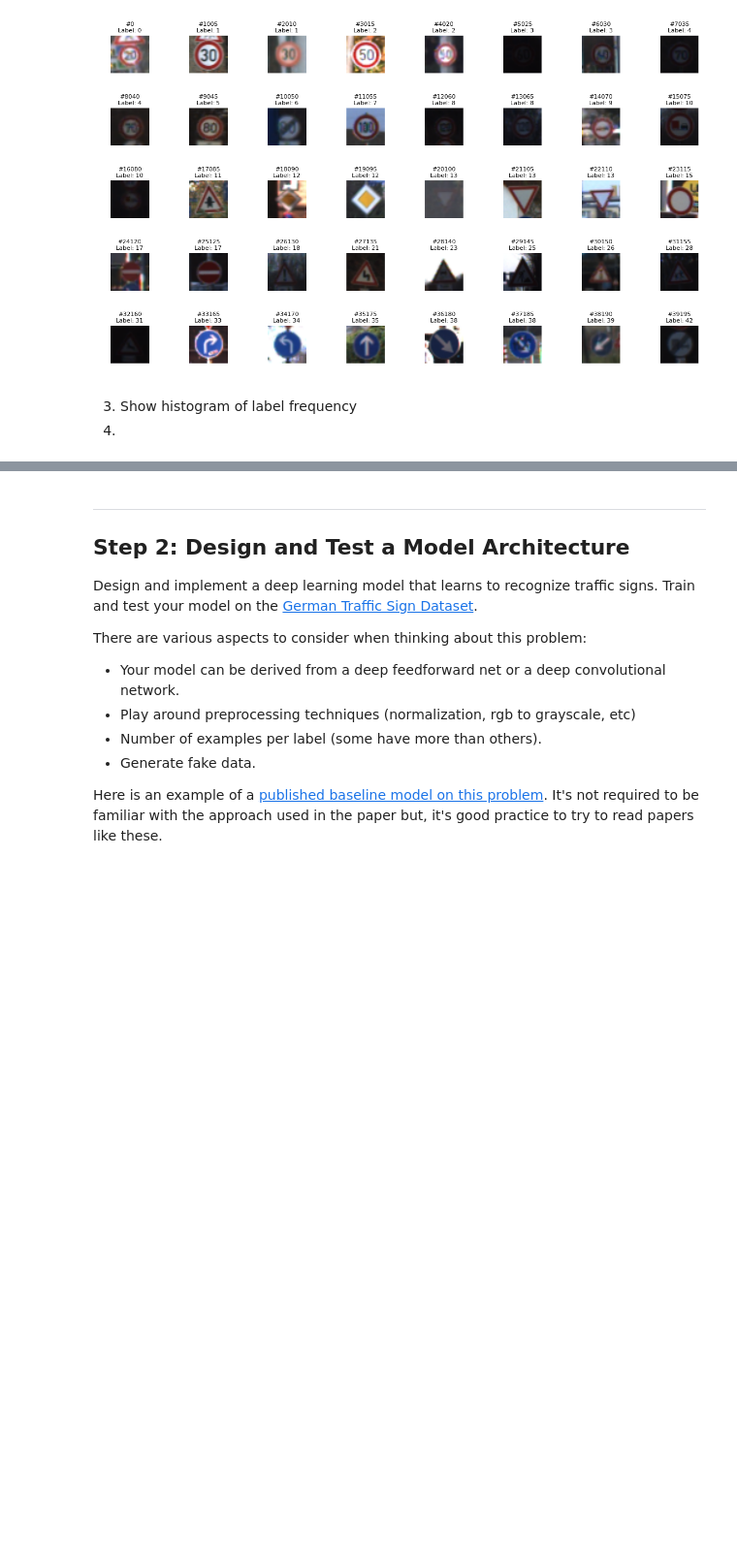
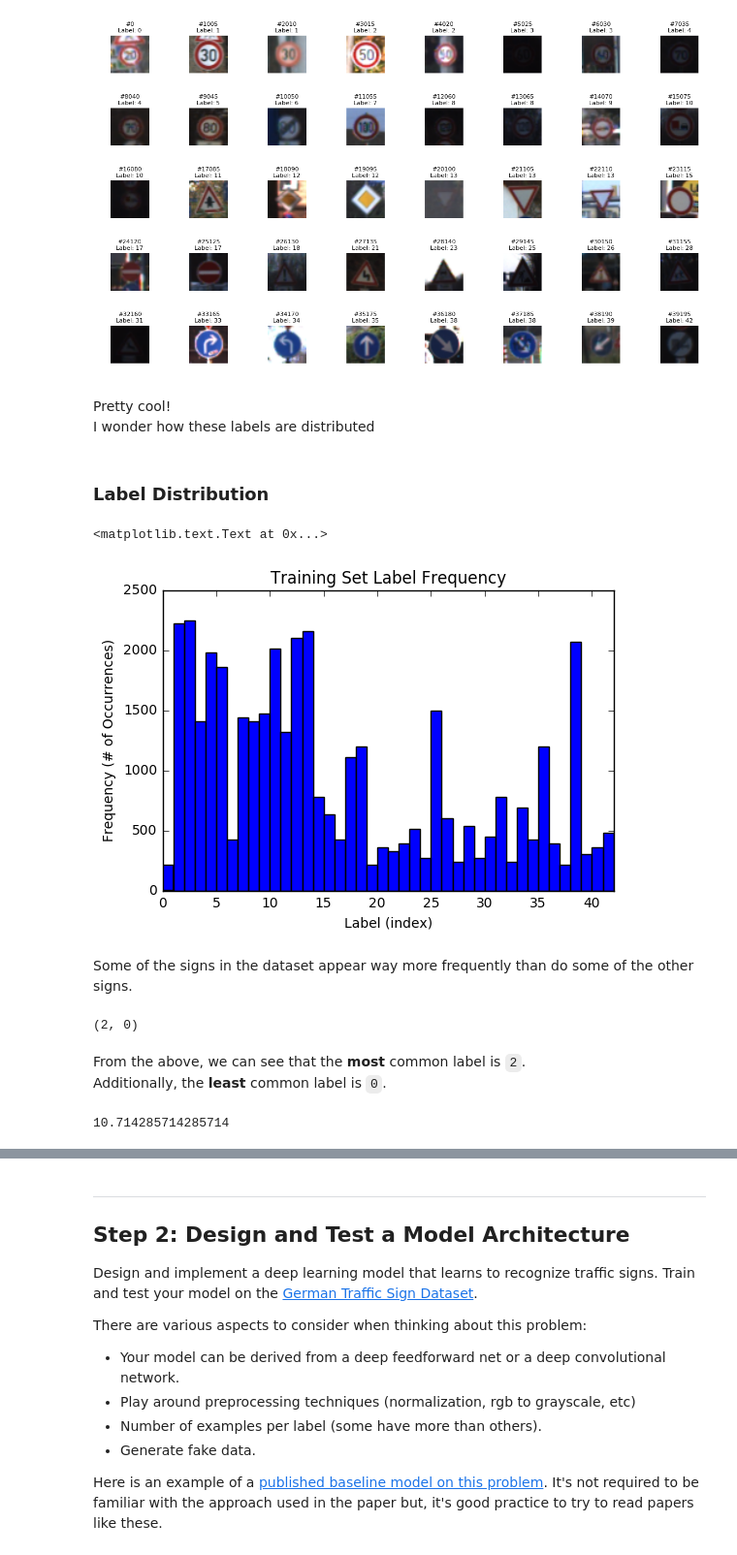
Before and after one commit to mgruben/traffic-signs, a Jupyter notebook: Traffic_Signs_Recognition.ipynb, the cells around one changed output, grey strips where cells are left out. Shown at 97% size. Drawn from its saved outputs; the diff is of its cells as text; code cells hidden in the pictures; blank space fills up the shorter version.

Commit message:
Add histogram and comment about distribution

```diff
--- a/Traffic_Signs_Recognition.ipynb
+++ b/Traffic_Signs_Recognition.ipynb
@@ -85,6 +86,30 @@ plt.tight_layout()
 plt.show()
 # %% [output]
 [figure]
-# %% [markdown]
-3. Show histogram of label frequency
-4.
+# %% [markdown]
+Pretty cool!
+I wonder how these labels are distributed
+# %% [markdown]
+### Label Distribution
+# %%
+n, bins, patches = plt.hist(y_train, bins=42)
+plt.axis([0,42,0,2500])
+plt.title("Training Set Label Frequency")
+plt.ylabel("Frequency (# of Occurrences)")
+plt.xlabel("Label (index)")
+# %% [output]
+<matplotlib.text.Text at 0x...>
+[figure, added]
+# %% [markdown]
+Some of the signs in the dataset appear way more frequently than do some of the other signs.
+# %%
+np.argmax(n), np.argmin(n)
+# %% [output]
+(2, 0)
+# %% [markdown]
+From the above, we can see that the **most** common label is `2`.
+Additionally, the **least** common label is `0`.
+# %%
+max(n) / min(n)
+# %% [output]
+10.714285714285714
```
Also changed, not shown: parts of 3 cells of this notebook.
